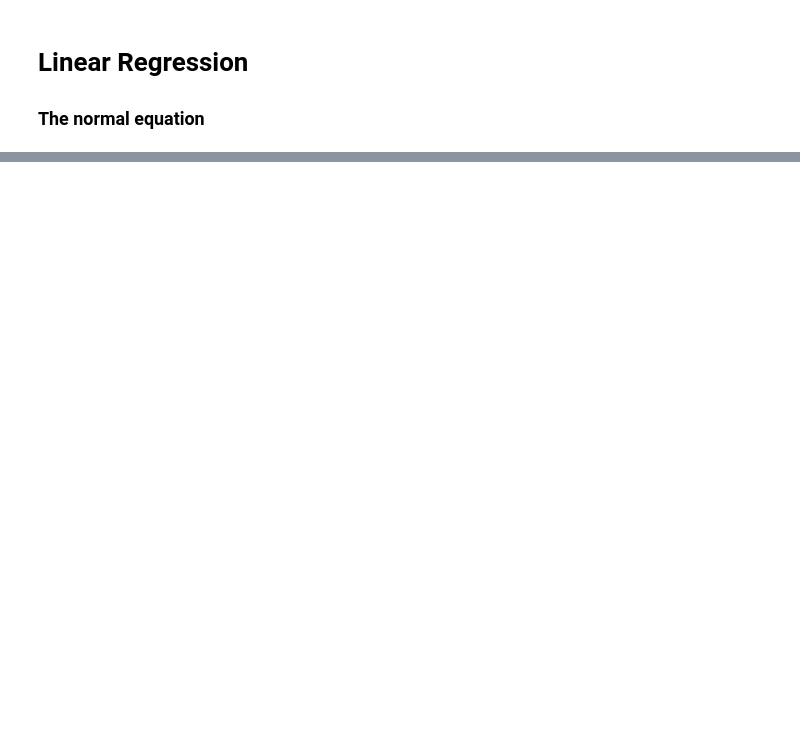
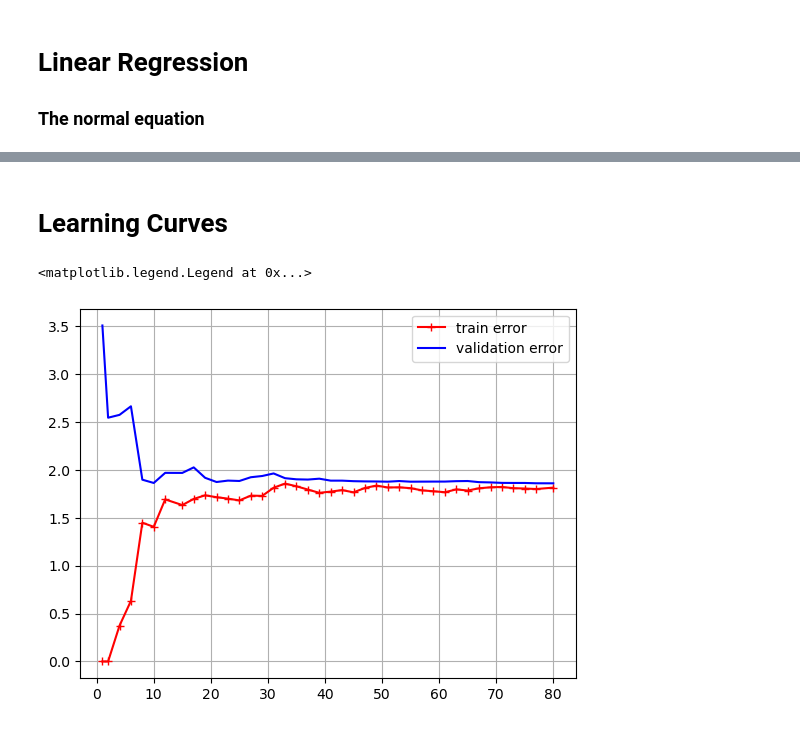
Before and after one commit to adamscarlat/hands-on-ML-with-Scikit-Learn-and-Tensorflow, a Jupyter notebook: edition3/ch4-training-models/linear-regression.ipynb, the cells around one changed output, grey strips where cells are left out. Cells and saved outputs as stored; diff of their text form; code cells hidden in the pictures; blank space fills up the shorter version.

```diff
--- a/edition3/ch4-training-models/linear-regression.ipynb
+++ b/edition3/ch4-training-models/linear-regression.ipynb
@@ -94,0 +236,19 @@ y_hat = lin_reg.predict(X)
+# %% [markdown]
+# Learning Curves
+# %%
+train_sizes, train_scores, valid_scores = learning_curve(LinearRegression(), X, y,
+                                                         train_sizes=np.linspace(0.01, 1.0, 40), cv=5,
+                                                         scoring="neg_root_mean_squared_error")
+
+# Each iteration is done 5 times because of CV. We take the average error
+train_errors = -train_scores.mean(axis=1)
+valid_errors = -valid_scores.mean(axis=1)
+
+plt.plot(train_sizes, train_errors, "r-+", label="train error")
+plt.plot(train_sizes, valid_errors, "b-", label="validation error")
+
+plt.grid()
+plt.legend()
+# %% [output]
+<matplotlib.legend.Legend at 0x...>
+[figure, added]
```
Also changed, not shown: parts of 20 cells of this notebook, 2 other files.
